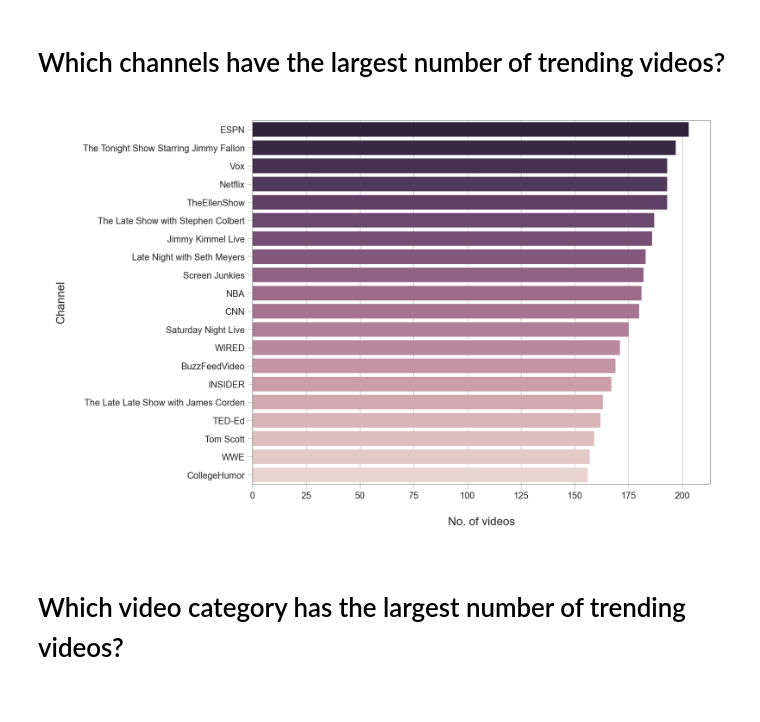
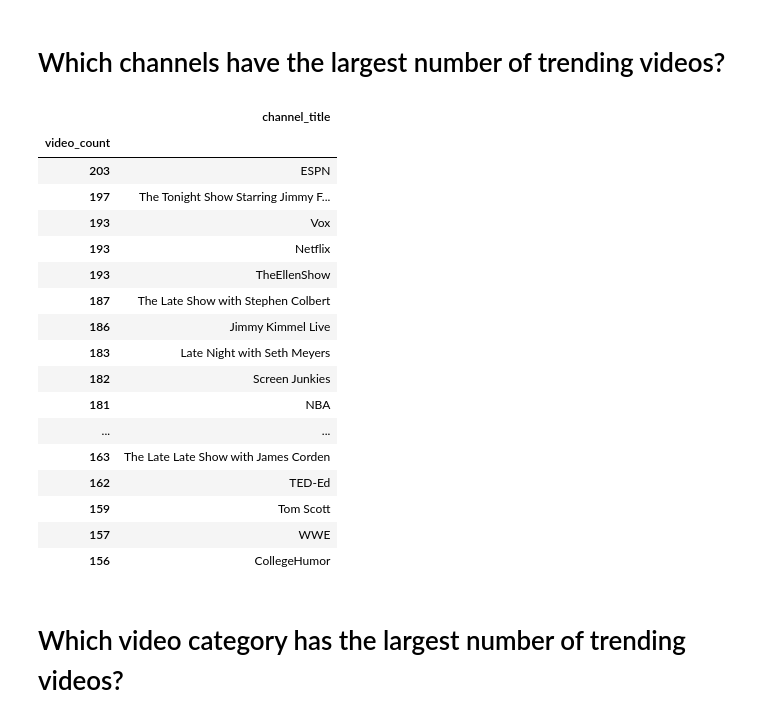
Before and after one commit to lalatgithub/youtube-trending-video-analytics, a Jupyter notebook: notebook/YouTube Trending Videos.ipynb, the cells around one changed output. Cells and saved outputs as stored; diff of their text form; code cells hidden in the pictures.

```diff
--- a/notebook/YouTube Trending Videos.ipynb
+++ b/notebook/YouTube Trending Videos.ipynb
@@ -337,14 +337,31 @@ _ = plt.axis("off")
 # Which channels have the largest number of trending videos?
 # %%
 cdf = df.groupby("channel_title").size().reset_index(name="video_count") \
-    .sort_values("video_count", ascending=False).head(20)
-
-fig, ax = plt.subplots(figsize=(10,8))
-_ = sns.barplot(x="video_count", y="channel_title", data=cdf,
-                palette=sns.cubehelix_palette(n_colors=20, reverse=True), ax=ax)
-_ = ax.set(xlabel="No. of videos", ylabel="Channel")
+    .sort_values("video_count", ascending=False).set_index('video_count').head(20)
+cdf
+#fig, ax = plt.subplots(figsize=(10,8))
+#_ = sns.barplot(x="video_count", y="channel_title", data=cdf,
+#                palette=sns.cubehelix_palette(n_colors=20, reverse=True), ax=ax)
+#_ = ax.set(xlabel="No. of videos", ylabel="Channel")
 # %% [output]
-[figure, removed]
+|  | channel_title |
+| video_count |  |
+| 203 | ESPN |
+| 197 | The Tonight Show Starring Jimmy F... |
+| 193 | Vox |
+| 193 | Netflix |
+| 193 | TheEllenShow |
+| 187 | The Late Show with Stephen Colbert |
+| 186 | Jimmy Kimmel Live |
+| 183 | Late Night with Seth Meyers |
+| 182 | Screen Junkies |
+| 181 | NBA |
+| ... | ... |
+| 163 | The Late Late Show with James Corden |
+| 162 | TED-Ed |
+| 159 | Tom Scott |
+| 157 | WWE |
+| 156 | CollegeHumor |
 # %% [markdown]
 # Which video category has the largest number of trending videos?
 # %% [markdown]
```
Also changed, not shown: parts of 1 cell of this notebook, 9 other files.
